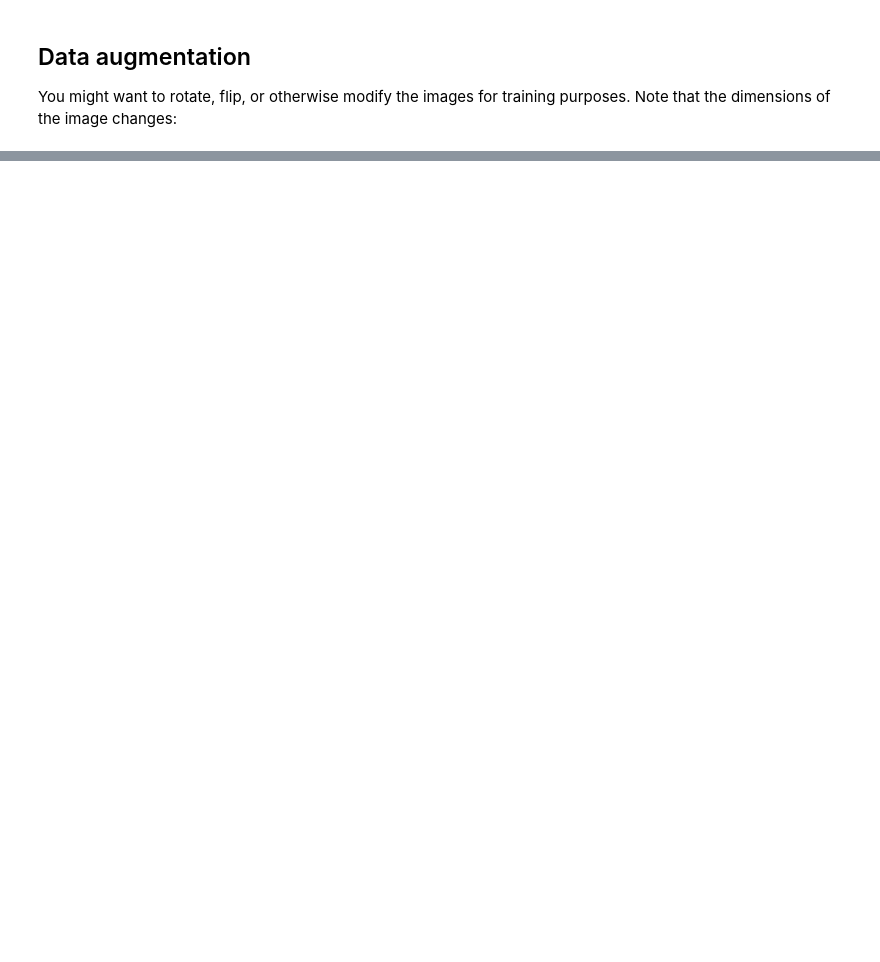
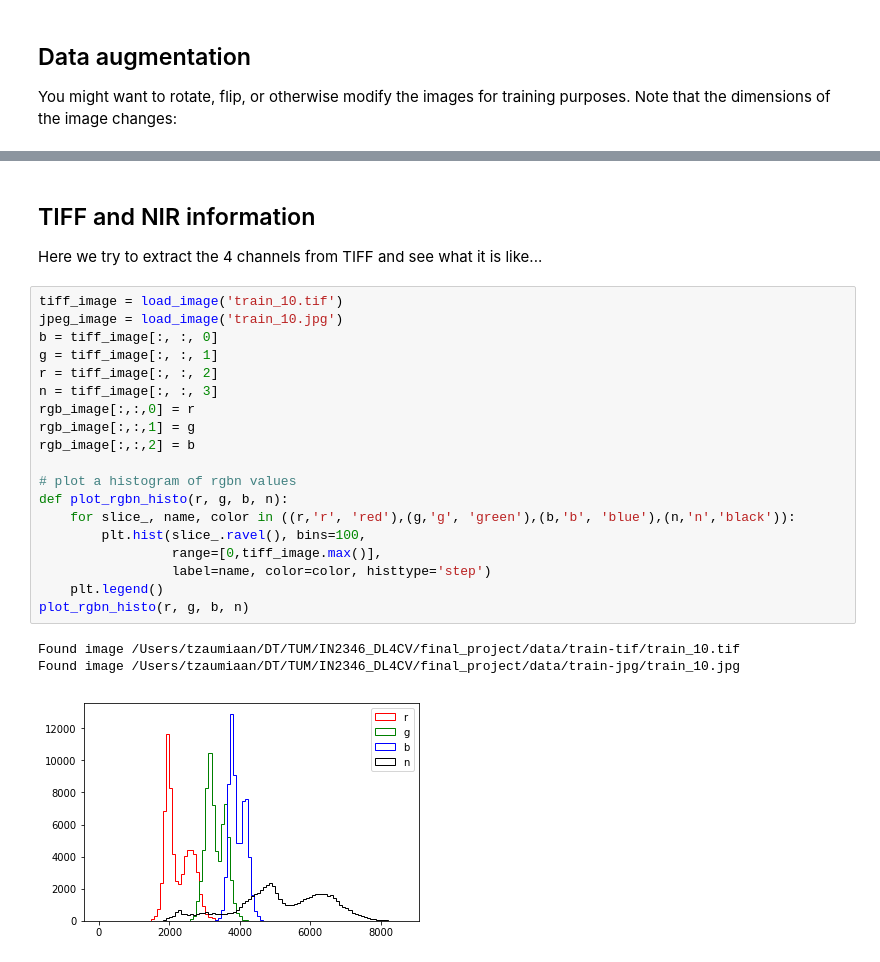
Before and after one commit to chinmay5/deepLearningProject, a Jupyter notebook: data_visualization.ipynb, the cells around one changed output, grey strips where cells are left out. Drawn from its saved outputs; the diff is of its cells as text; blank space fills up the shorter version.

```diff
--- a/data_visualization.ipynb
+++ b/data_visualization.ipynb
@@ -266,0 +271,26 @@ Down: mirrored with 4 angles
+# %% [markdown]
+## TIFF and NIR information
+Here we try to extract the 4 channels from TIFF and see what it is like...
+# %%
+tiff_image = load_image('train_10.tif')
+jpeg_image = load_image('train_10.jpg')
+b = tiff_image[:, :, 0]
+g = tiff_image[:, :, 1]
+r = tiff_image[:, :, 2]
+n = tiff_image[:, :, 3]
+rgb_image[:,:,0] = r
+rgb_image[:,:,1] = g
+rgb_image[:,:,2] = b
+
+# plot a histogram of rgbn values
+def plot_rgbn_histo(r, g, b, n):
+    for slice_, name, color in ((r,'r', 'red'),(g,'g', 'green'),(b,'b', 'blue'),(n,'n','black')):
+        plt.hist(slice_.ravel(), bins=100,
+                 range=[0,tiff_image.max()],
+                 label=name, color=color, histtype='step')
+    plt.legend()
+plot_rgbn_histo(r, g, b, n)
+# %% [output]
+Found image /Users/tzaumiaan/DT/TUM/IN2346_DL4CV/final_project/data/train-tif/train_10.tif
+Found image /Users/tzaumiaan/DT/TUM/IN2346_DL4CV/final_project/data/train-jpg/train_10.jpg
+[figure, added]
```
Also changed, not shown: parts of 14 cells of this notebook.
